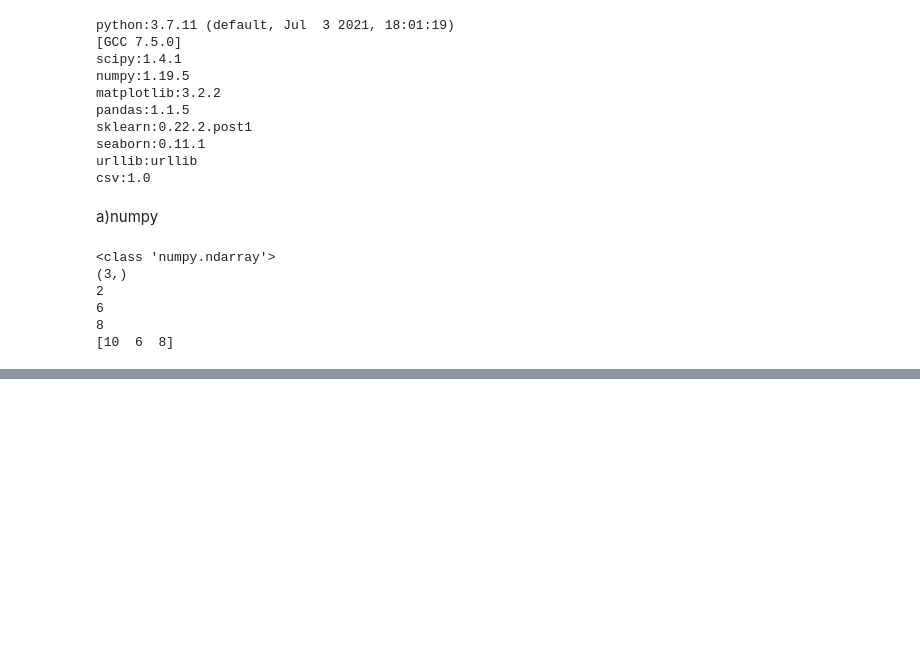
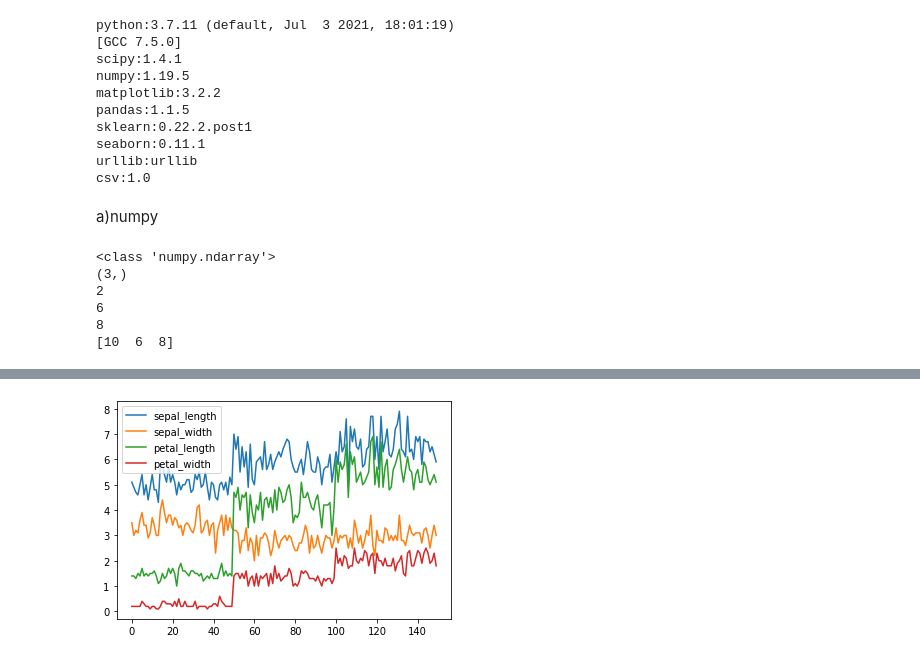
Before and after one commit to srikodavalluri/python, a Jupyter notebook: Copy_of_Python.ipynb, the cells around one changed output, grey strips where cells are left out. Drawn from its saved outputs; the diff is of its cells as text; code cells hidden in the pictures; blank space fills up the shorter version.

```diff
--- a/Copy_of_Python.ipynb
+++ b/Copy_of_Python.ipynb
@@ -1533,0 +2048,5 @@ print(a)
+# %%
+df.plot()
+plt.show()
+# %% [output]
+[figure, added]
```
Also changed, not shown: parts of 69 cells of this notebook.
